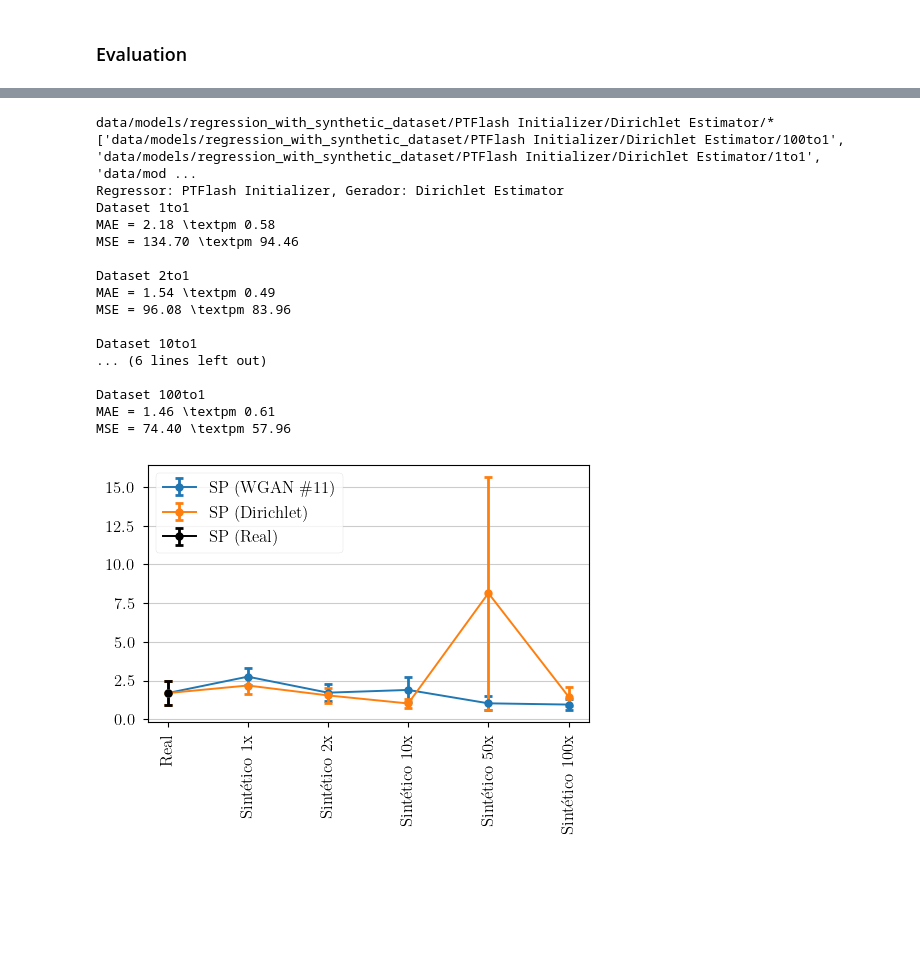
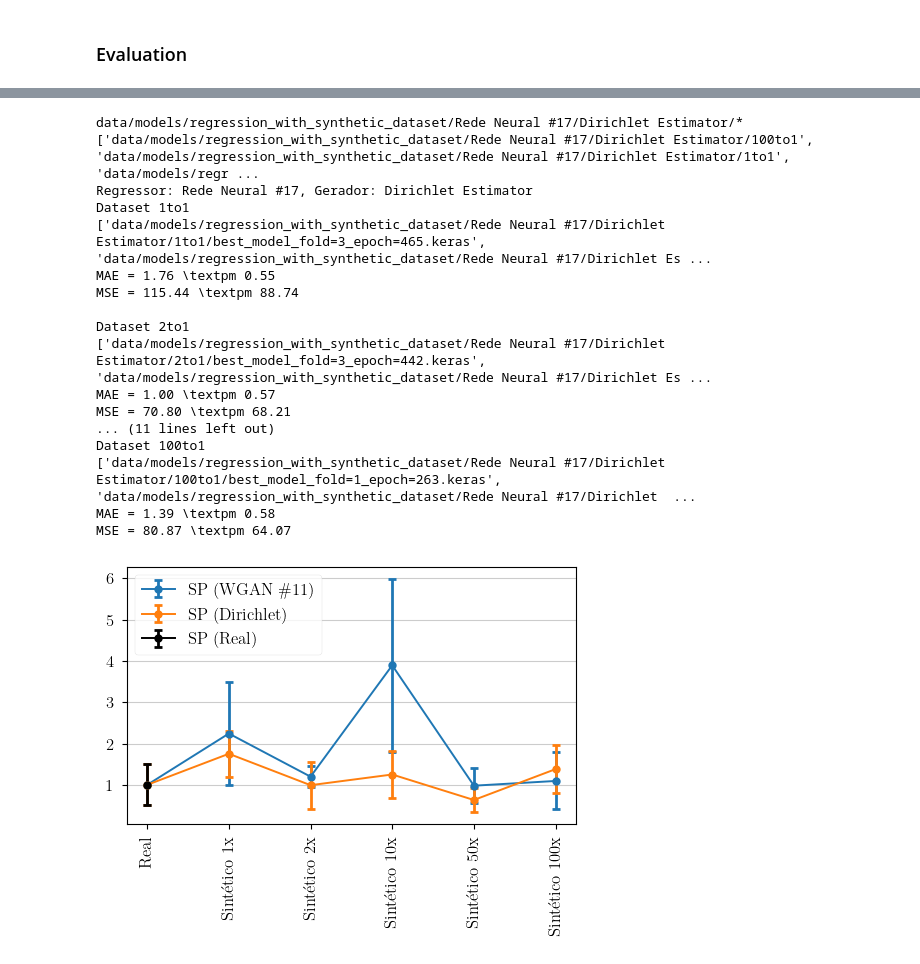
Before and after one commit to antonionicampos/nn-flash, a Jupyter notebook: notebooks/train_regression_model.ipynb, the cells around one changed output, grey strips where cells are left out. Saved outputs shown, nothing was run; the diff lists cells and outputs as text; code cells hidden in the pictures; blank space fills up the shorter version.

Commit message:
implement analysis using model with loss function constrained

```diff
--- a/notebooks/train_regression_model.ipynb
+++ b/notebooks/train_regression_model.ipynb
@@ -29,7 +29,7 @@ indices = analysis.load_performance_indices()
 # %% [markdown]
 ### Training best Neural Network
 # %%
-regressor_model_name = "PTFlash Initializer [Ref 19]"
+regressor_model_name = "Rede Neural #17"
 
 output = [out for out in results["outputs"] if out["model_name"] == regressor_model_name][0]
 model_id = [i for i, out in enumerate(results["outputs"]) if out["model_name"] == regressor_model_name][0]
@@ -141,7 +210,8 @@ def calculate_performances_values(folder, dataset_size, generator_model):
     datasets, min_max = dl.load_cross_validation_datasets()
 
     valid_data = datasets["valid"]
-    models = [tf.keras.models.load_model(model_file) for model_file in glob(os.path.join(folder, "*.keras"))]
+    models = [tf.keras.models.load_model(model_file) for model_file in glob(os.path.join(folder, "best*.keras"))]
+    print([file for file in glob(os.path.join(folder, "best*.keras"))])
     mae, mse = [], []
 
     for i, (valid, model) in enumerate(zip(valid_data, models)):
@@ -181,13 +251,13 @@ def create_results(generator_model_name, regressor_model_name):
         )
     )
     print(os.path.join(
-            "data",
-            "models",
-            "regression_with_synthetic_dataset",
-            r"{}".format(regressor_model_name),
-            generator_model_name,
-            "*",
-        ))
+        "data",
+        "models",
+        "regression_with_synthetic_dataset",
+        r"{}".format(regressor_model_name),
+        generator_model_name,
+        "*",
+    ))
     print(models_folder)
     models_folder = sorted(models_folder, key=lambda p: int(os.path.split(p)[-1].split("to")[0]))
     table = []
@@ -223,6 +293,6 @@ def create_results(generator_model_name, regressor_model_name):
 # %%
 wgan_indices_dict = create_results(
     generator_model_name="WGAN #11",
-    regressor_model_name="PTFlash Initializer"
+    regressor_model_name="Rede Neural #17"
 )
 # %% [output]
@@ -246,26 +316,26 @@ MSE = 21.01 \textpm 11.94
 # %%
 dirichlet_indices_dict = create_results(
     generator_model_name="Dirichlet Estimator",
-    regressor_model_name="PTFlash Initializer"
+    regressor_model_name="Rede Neural #17"
 )
 # %% [output]
-data/models/regression_with_synthetic_dataset/PTFlash Initializer/Dirichlet Estimator/*
-['data/models/regression_with_synthetic_dataset/PTFlash Initializer/Dirichlet Estimator/100to1', 'data/models/regression_with_synthetic_dataset/PTFlash Initializer/Dirichlet Estimator/1to1', 'data/mod ...
-Regressor: PTFlash Initializer, Gerador: Dirichlet Estimator
+data/models/regression_with_synthetic_dataset/Rede Neural #17/Dirichlet Estimator/*
+['data/models/regression_with_synthetic_dataset/Rede Neural #17/Dirichlet Estimator/100to1', 'data/models/regression_with_synthetic_dataset/Rede Neural #17/Dirichlet Estimator/1to1', 'data/models/regr ...
+Regressor: Rede Neural #17, Gerador: Dirichlet Estimator
 Dataset 1to1
-MAE = 2.18 \textpm 0.58
-MSE = 134.70 \textpm 94.46
+['data/models/regression_with_synthetic_dataset/Rede Neural #17/Dirichlet Estimator/1to1/best_model_fold=3_epoch=465.keras', 'data/models/regression_with_synthetic_dataset/Rede Neural #17/Dirichlet Es ...
+MAE = 1.76 \textpm 0.55
+MSE = 115.44 \textpm 88.74
 
 Dataset 2to1
-MAE = 1.54 \textpm 0.49
-MSE = 96.08 \textpm 83.96
-
-Dataset 10to1
-... (6 lines left out)
-
+['data/models/regression_with_synthetic_dataset/Rede Neural #17/Dirichlet Estimator/2to1/best_model_fold=3_epoch=442.keras', 'data/models/regression_with_synthetic_dataset/Rede Neural #17/Dirichlet Es ...
+MAE = 1.00 \textpm 0.57
+MSE = 70.80 \textpm 68.21
+... (11 lines left out)
 Dataset 100to1
-MAE = 1.46 \textpm 0.61
-MSE = 74.40 \textpm 57.96
+['data/models/regression_with_synthetic_dataset/Rede Neural #17/Dirichlet Estimator/100to1/best_model_fold=1_epoch=263.keras', 'data/models/regression_with_synthetic_dataset/Rede Neural #17/Dirichlet  ...
+MAE = 1.39 \textpm 0.58
+MSE = 80.87 \textpm 64.07
 # %%
 name = regressor_model_name.replace("#", "\#")
 labels = [f"Real", *wgan_indices_dict.keys()]
@@ -273,33 +343,31 @@ x = np.arange(len(labels))
 
 f, ax = plt.subplots(figsize=(5, 4))
 
 wgan_mae = np.r_[
     [indices["mean_absolute_error"][:, model_id, :].mean(axis=1)],
     np.array([i["mae"] for i in wgan_indices_dict.values()])
 ]
 dirichlet_mae = np.r_[
     [indices["mean_absolute_error"][:, model_id].mean(axis=1)],
     np.array([i["mae"] for i in dirichlet_indices_dict.values()])
 ]
-
-wgan_mae
 
 wgan_y = wgan_mae.mean(axis=1)
 wgan_y_err = (wgan_mae.std(axis=1) / np.sqrt(K_FOLDS - 1))
 
 dirichlet_y = dirichlet_mae.mean(axis=1)
 dirichlet_y_err = (dirichlet_mae.std(axis=1) / np.sqrt(K_FOLDS - 1))
 
 ax.errorbar(x, wgan_y, wgan_y_err, label="SP (WGAN \#11)", c="tab:blue", **errorbar_kwargs)
 ax.errorbar(x, dirichlet_y, dirichlet_y_err, label="SP (Dirichlet)", c="tab:orange", **errorbar_kwargs)
 ax.errorbar([x[0]], [wgan_y[0]], [wgan_y_err[0]], label="SP (Real)", c="black", **errorbar_kwargs)
 ax.yaxis.grid()
 # ax.set_ylim(top=4.0)
 ax.set_xticks(x, labels, rotation=90, ha="center")
 ax.legend(loc="upper left")
 
 f.tight_layout()
 plt.savefig(os.path.join("data", "images", f"mae_errorbar_plot_synthetic_{regressor_model_name}.png"), dpi=600)
 plt.show()
 # %% [output]
-[figure, old version]
+[figure, new version]
```
Also changed, not shown: parts of 5 cells of this notebook.
